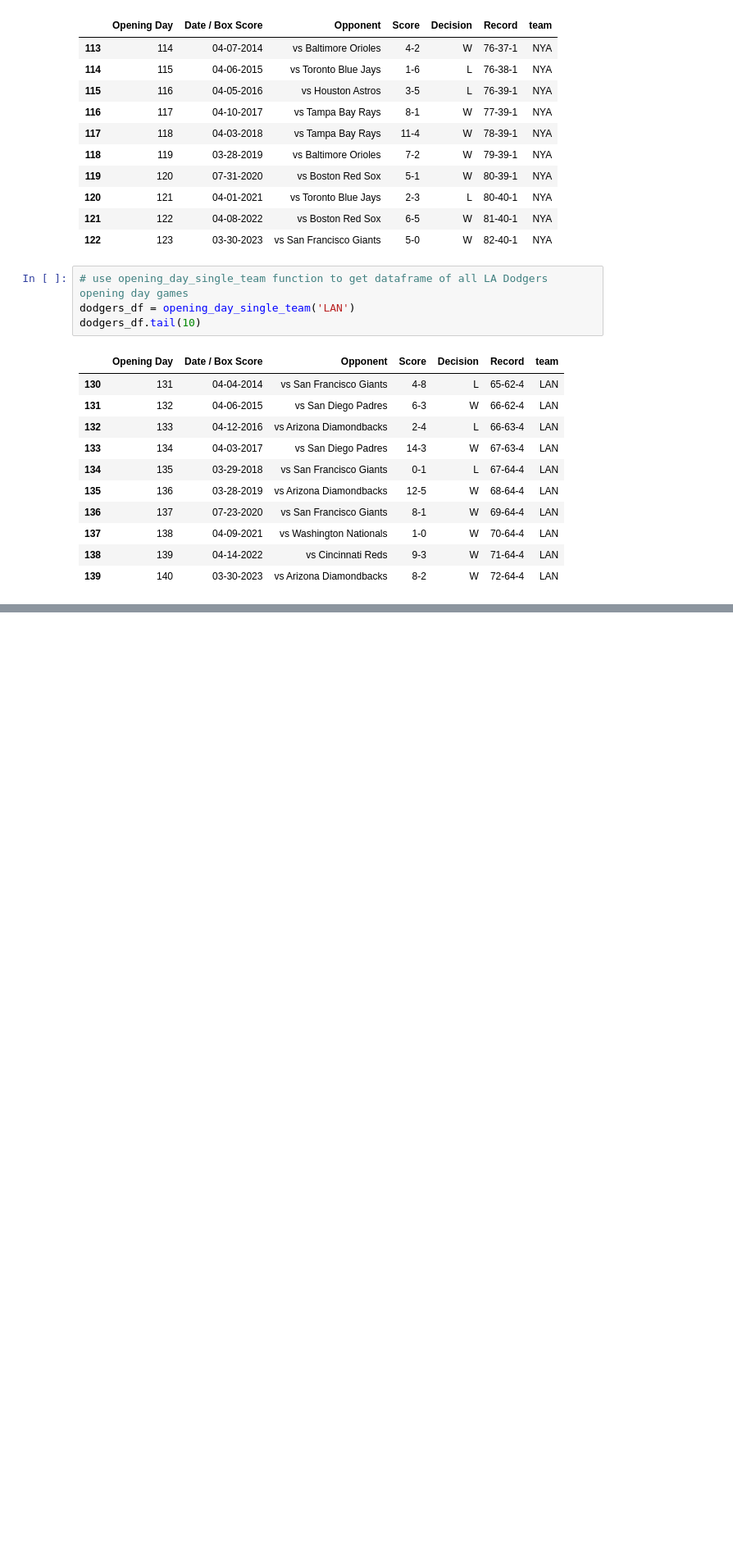
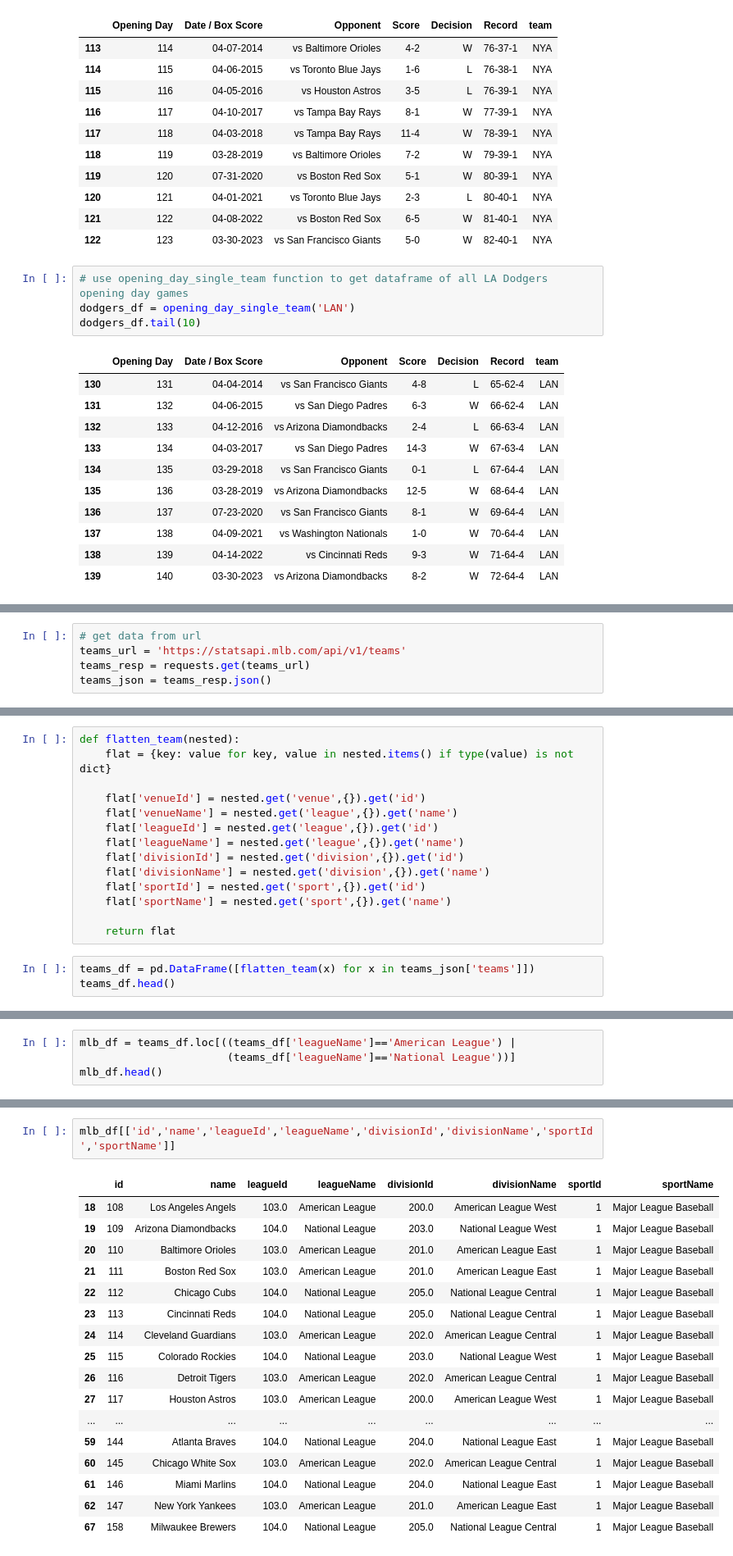
Before and after one commit to danielcho16/baseball_analytics, a Jupyter notebook: baseball_analytics.ipynb, the cells around one changed output, grey strips where cells are left out. Shown at 82% size. Drawn from its saved outputs; the diff is of its cells as text; blank space fills up the shorter version.

```diff
--- a/baseball_analytics.ipynb
+++ b/baseball_analytics.ipynb
@@ -1774,0 +1778,5 @@ dodgers_df.tail(10)
+# %%
+# get data from url
+teams_url = 'https://statsapi.mlb.com/api/v1/teams'
+teams_resp = requests.get(teams_url)
+teams_json = teams_resp.json()
@@ -1774,0 +1863,17 @@ dodgers_df.tail(10)
+# %%
+def flatten_team(nested):
+    flat = {key: value for key, value in nested.items() if type(value) is not dict}
+
+    flat['venueId'] = nested.get('venue',{}).get('id')
+    flat['venueName'] = nested.get('league',{}).get('name')
+    flat['leagueId'] = nested.get('league',{}).get('id')
+    flat['leagueName'] = nested.get('league',{}).get('name')
+    flat['divisionId'] = nested.get('division',{}).get('id')
+    flat['divisionName'] = nested.get('division',{}).get('name')
+    flat['sportId'] = nested.get('sport',{}).get('id')
+    flat['sportName'] = nested.get('sport',{}).get('name')
+
+    return flat
+# %%
+teams_df = pd.DataFrame([flatten_team(x) for x in teams_json['teams']])
+teams_df.head()
@@ -1774,0 +1908,4 @@ dodgers_df.tail(10)
+# %%
+mlb_df = teams_df.loc[((teams_df['leagueName']=='American League') |
+                       (teams_df['leagueName']=='National League'))]
+mlb_df.head()
@@ -1774,0 +1924,20 @@ dodgers_df.tail(10)
+# %%
+mlb_df[['id','name','leagueId','leagueName','divisionId','divisionName','sportId','sportName']]
+# %% [output]
+|  | id | name | leagueId | leagueName | divisionId | divisionName | sportId | sportName |
+| 18 | 108 | Los Angeles Angels | 103.0 | American League | 200.0 | American League West | 1 | Major League Baseball |
+| 19 | 109 | Arizona Diamondbacks | 104.0 | National League | 203.0 | National League West | 1 | Major League Baseball |
+| 20 | 110 | Baltimore Orioles | 103.0 | American League | 201.0 | American League East | 1 | Major League Baseball |
+| 21 | 111 | Boston Red Sox | 103.0 | American League | 201.0 | American League East | 1 | Major League Baseball |
+| 22 | 112 | Chicago Cubs | 104.0 | National League | 205.0 | National League Central | 1 | Major League Baseball |
+| 23 | 113 | Cincinnati Reds | 104.0 | National League | 205.0 | National League Central | 1 | Major League Baseball |
+| 24 | 114 | Cleveland Guardians | 103.0 | American League | 202.0 | American League Central | 1 | Major League Baseball |
+| 25 | 115 | Colorado Rockies | 104.0 | National League | 203.0 | National League West | 1 | Major League Baseball |
+| 26 | 116 | Detroit Tigers | 103.0 | American League | 202.0 | American League Central | 1 | Major League Baseball |
+| 27 | 117 | Houston Astros | 103.0 | American League | 200.0 | American League West | 1 | Major League Baseball |
+| ... | ... | ... | ... | ... | ... | ... | ... | ... |
+| 59 | 144 | Atlanta Braves | 104.0 | National League | 204.0 | National League East | 1 | Major League Baseball |
+| 60 | 145 | Chicago White Sox | 103.0 | American League | 202.0 | American League Central | 1 | Major League Baseball |
+| 61 | 146 | Miami Marlins | 104.0 | National League | 204.0 | National League East | 1 | Major League Baseball |
+| 62 | 147 | New York Yankees | 103.0 | American League | 201.0 | American League East | 1 | Major League Baseball |
+| 67 | 158 | Milwaukee Brewers | 104.0 | National League | 205.0 | National League Central | 1 | Major League Baseball |
```
Also changed, not shown: parts of 21 cells of this notebook, 1 other file.
